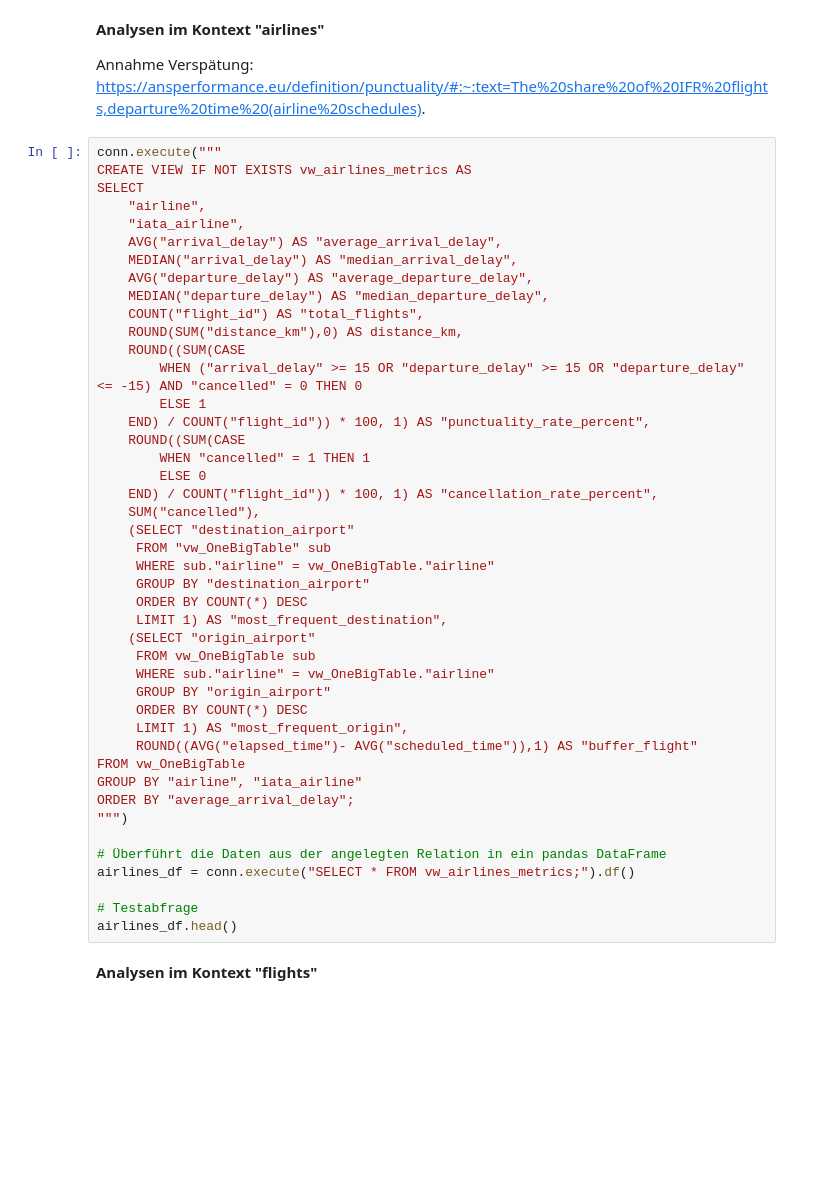
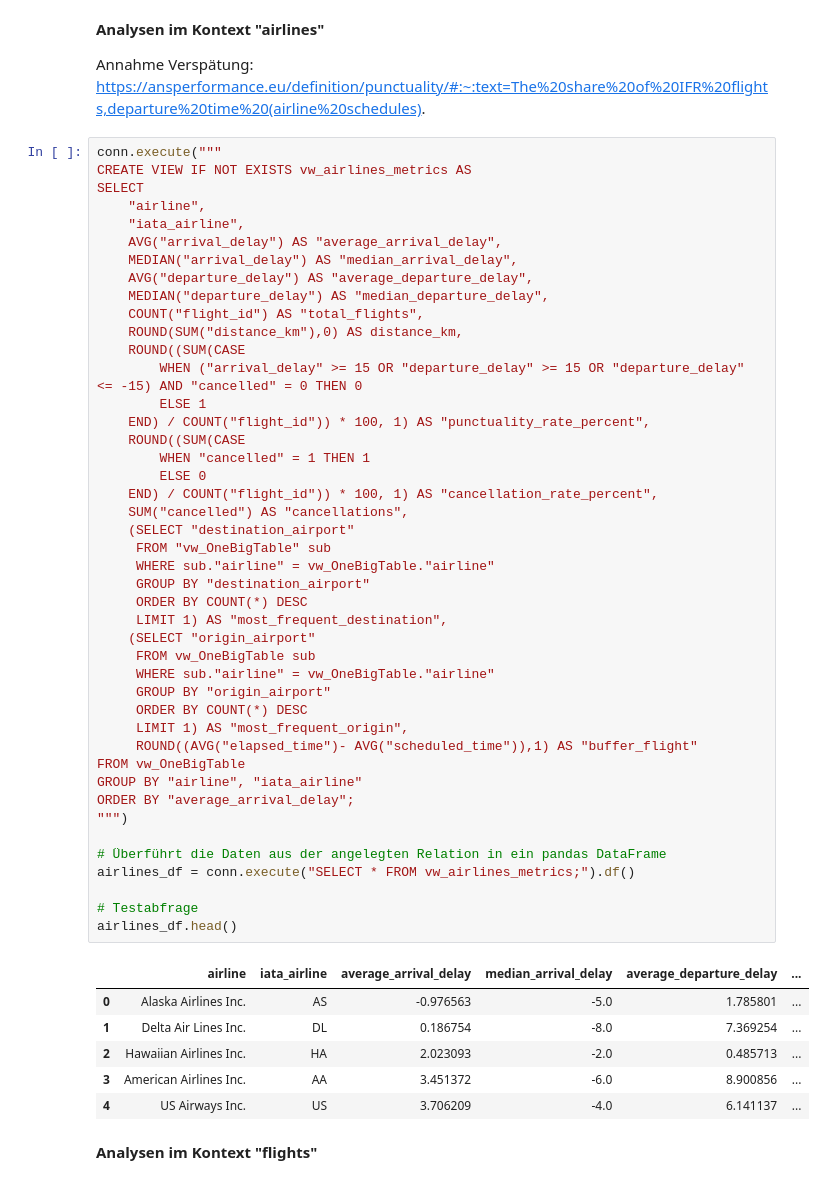
Before and after one commit to swrobuts/Flights, a Jupyter notebook: Flights.ipynb, the cells around one changed output. Saved outputs shown, nothing was run; the diff lists cells and outputs as text; blank space fills up the shorter version.

```diff
--- a/Flights.ipynb
+++ b/Flights.ipynb
@@ -556,34 +569,41 @@ SELECT
         WHEN ("arrival_delay" >= 15 OR "departure_delay" >= 15 OR "departure_delay" <= -15) AND "cancelled" = 0 THEN 0
         ELSE 1
     END) / COUNT("flight_id")) * 100, 1) AS "punctuality_rate_percent",
     ROUND((SUM(CASE
         WHEN "cancelled" = 1 THEN 1
         ELSE 0
     END) / COUNT("flight_id")) * 100, 1) AS "cancellation_rate_percent",
-    SUM("cancelled"),
+    SUM("cancelled") AS "cancellations",
     (SELECT "destination_airport"
      FROM "vw_OneBigTable" sub
      WHERE sub."airline" = vw_OneBigTable."airline"
      GROUP BY "destination_airport"
      ORDER BY COUNT(*) DESC
      LIMIT 1) AS "most_frequent_destination",
     (SELECT "origin_airport"
      FROM vw_OneBigTable sub
      WHERE sub."airline" = vw_OneBigTable."airline"
      GROUP BY "origin_airport"
      ORDER BY COUNT(*) DESC
      LIMIT 1) AS "most_frequent_origin",
      ROUND((AVG("elapsed_time")- AVG("scheduled_time")),1) AS "buffer_flight"
 FROM vw_OneBigTable
 GROUP BY "airline", "iata_airline"
 ORDER BY "average_arrival_delay";
 """)
 
 # Überführt die Daten aus der angelegten Relation in ein pandas DataFrame
 airlines_df = conn.execute("SELECT * FROM vw_airlines_metrics;").df()
 
 # Testabfrage
 airlines_df.head()
+# %% [output]
+|  | airline | iata_airline | average_arrival_delay | median_arrival_delay | average_departure_delay | ... |
+| 0 | Alaska Airlines Inc. | AS | -0.976563 | -5.0 | 1.785801 | ... |
+| 1 | Delta Air Lines Inc. | DL | 0.186754 | -8.0 | 7.369254 | ... |
+| 2 | Hawaiian Airlines Inc. | HA | 2.023093 | -2.0 | 0.485713 | ... |
+| 3 | American Airlines Inc. | AA | 3.451372 | -6.0 | 8.900856 | ... |
+| 4 | US Airways Inc. | US | 3.706209 | -4.0 | 6.141137 | ... |
 # %% [markdown]
 **Analysen im Kontext "flights"**
 # %%
```
Also changed, not shown: parts of 9 cells of this notebook.
